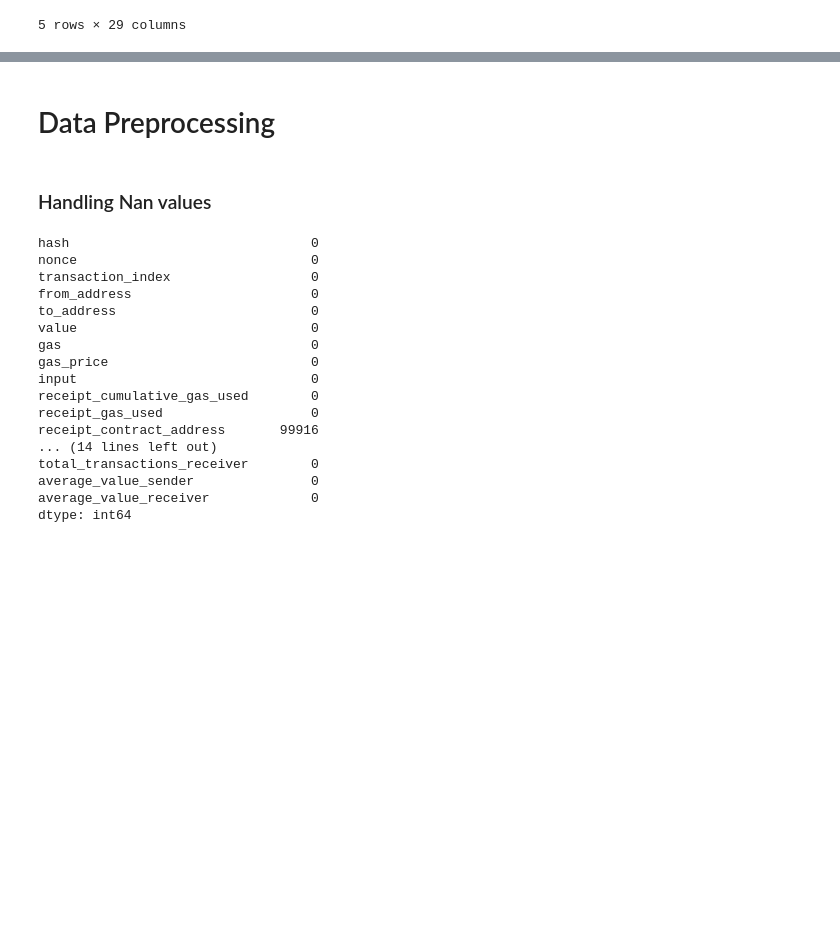
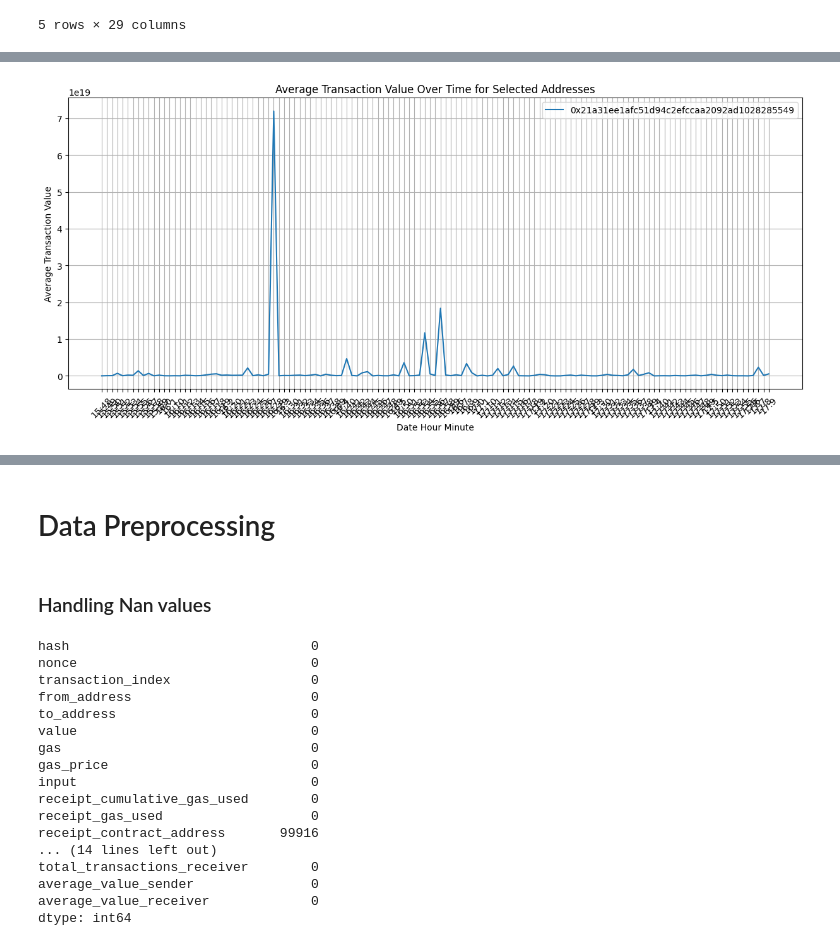
Before and after one commit to Panoskontos/EthereumTransactionsML, a Jupyter notebook: main.ipynb, the cells around one changed output, grey strips where cells are left out. Cells and saved outputs as stored; diff of their text form; code cells hidden in the pictures; blank space fills up the shorter version.

```diff
--- a/main.ipynb
+++ b/main.ipynb
@@ -666,0 +680,12 @@ df.head()
+# %%
+# Aggregating by day for 'from_address'
+address_hour_agg = df.groupby(['from_address', 'date_hour_minute']).agg(
+    average_transaction_value=('value', 'mean'),
+    average_gas_used=('gas', 'mean'),
+    average_gas_price=('gas_price', 'mean'),
+    total_transactions=('hash', 'count'),
+    total_value_sent=('value', 'sum')
+)
+
+# Displaying the first few rows of the aggregated data
+address_hour_agg.head(10)
@@ -666,0 +705,23 @@ df.head()
+# %%
+# Placeholder addresses for demonstration
+selected_addresses = ['0x21a31ee1afc51d94c2efccaa2092ad1028285549' ]
+# Replace with actual addresses
+
+plt.figure(figsize=(15, 6))
+
+for address in selected_addresses:
+    # Filtering the data for the selected address
+    address_data = address_hour_agg.loc[address]
+
+    # Plotting average transaction value over time
+    plt.plot(address_data.index, address_data['average_transaction_value'], label=address)
+
+plt.xlabel('Date Hour Minute')
+plt.ylabel('Average Transaction Value')
+plt.title('Average Transaction Value Over Time for Selected Addresses')
+plt.legend()
+plt.grid(True)
+plt.xticks(rotation=45)
+plt.show()
+# %% [output]
+[figure, added]
```
Also changed, not shown: parts of 55 cells of this notebook.
